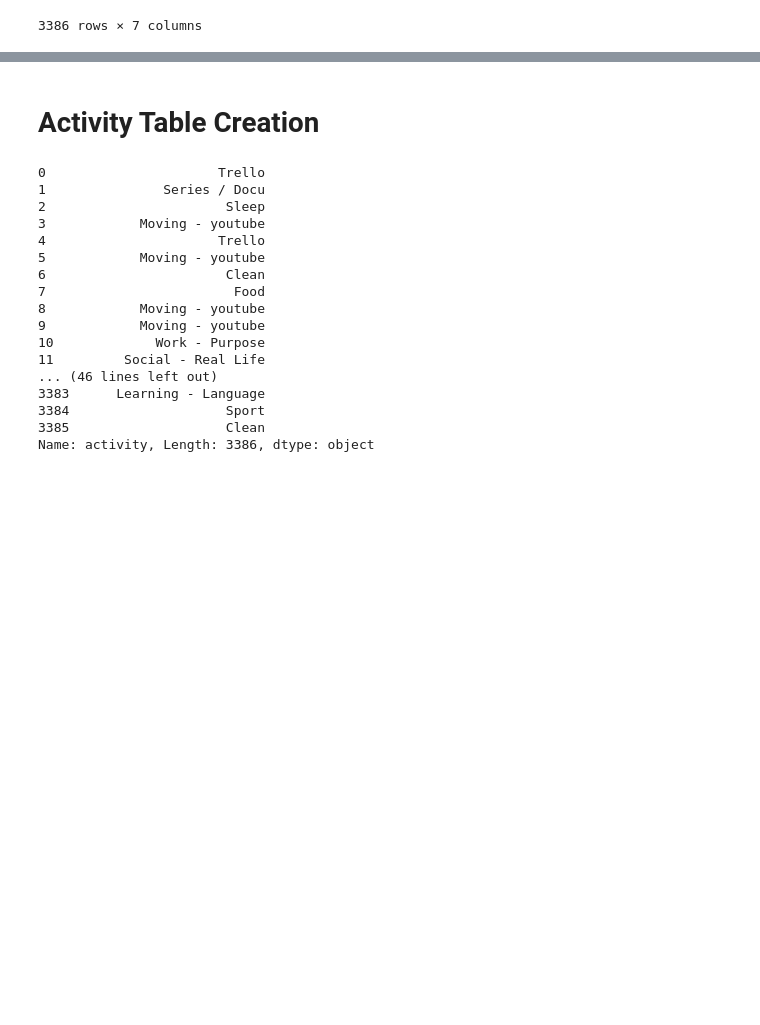
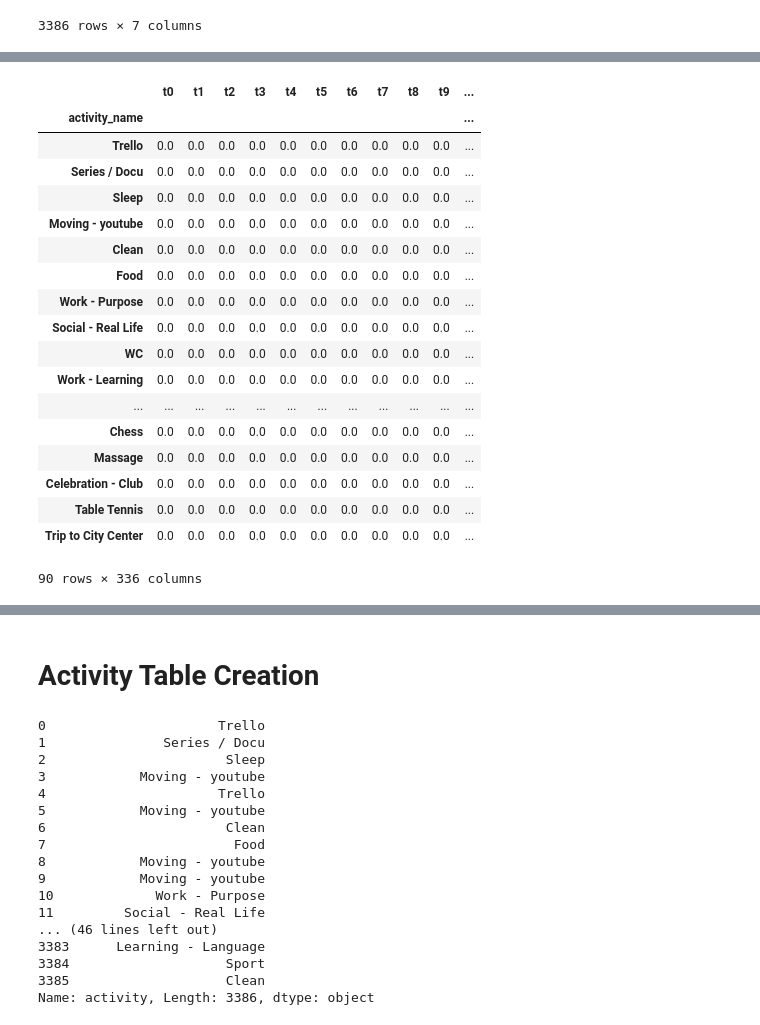
Before and after one commit to FollowJack/machine-learning-masterclass, a Jupyter notebook: project_10_activity_analysis/04_base_table_creation_time_slots.ipynb, the cells around one changed output, grey strips where cells are left out. Saved outputs shown, nothing was run; the diff lists cells and outputs as text; code cells hidden in the pictures; blank space fills up the shorter version.

```diff
--- a/project_10_activity_analysis/04_base_table_creation_time_slots.ipynb
+++ b/project_10_activity_analysis/04_base_table_creation_time_slots.ipynb
@@ -270,0 +284,3 @@ base_table
+# %%
+activities = base_table['activity_name'].unique()
+activities
@@ -270,0 +305,28 @@ base_table
+# %%
+time_slot_table = pd.DataFrame()
+time_slot_table['activity_name'] = [x for x in activities]
+for x in range(336):
+    header_name = 't{0}'.format(x)
+    time_slot_table[header_name] = np.zeros(len(activities))
+time_slot_table.set_index('activity_name', inplace=True)
+time_slot_table
+# %% [output]
+|  | t0 | t1 | t2 | t3 | t4 | t5 | t6 | t7 | t8 | t9 | ... |
+| activity_name |  |  |  |  |  |  |  |  |  |  | ... |
+| Trello | 0.0 | 0.0 | 0.0 | 0.0 | 0.0 | 0.0 | 0.0 | 0.0 | 0.0 | 0.0 | ... |
+| Series / Docu | 0.0 | 0.0 | 0.0 | 0.0 | 0.0 | 0.0 | 0.0 | 0.0 | 0.0 | 0.0 | ... |
+| Sleep | 0.0 | 0.0 | 0.0 | 0.0 | 0.0 | 0.0 | 0.0 | 0.0 | 0.0 | 0.0 | ... |
+| Moving - youtube | 0.0 | 0.0 | 0.0 | 0.0 | 0.0 | 0.0 | 0.0 | 0.0 | 0.0 | 0.0 | ... |
+| Clean | 0.0 | 0.0 | 0.0 | 0.0 | 0.0 | 0.0 | 0.0 | 0.0 | 0.0 | 0.0 | ... |
+| Food | 0.0 | 0.0 | 0.0 | 0.0 | 0.0 | 0.0 | 0.0 | 0.0 | 0.0 | 0.0 | ... |
+| Work - Purpose | 0.0 | 0.0 | 0.0 | 0.0 | 0.0 | 0.0 | 0.0 | 0.0 | 0.0 | 0.0 | ... |
+| Social - Real Life | 0.0 | 0.0 | 0.0 | 0.0 | 0.0 | 0.0 | 0.0 | 0.0 | 0.0 | 0.0 | ... |
+| WC | 0.0 | 0.0 | 0.0 | 0.0 | 0.0 | 0.0 | 0.0 | 0.0 | 0.0 | 0.0 | ... |
+| Work - Learning | 0.0 | 0.0 | 0.0 | 0.0 | 0.0 | 0.0 | 0.0 | 0.0 | 0.0 | 0.0 | ... |
+| ... | ... | ... | ... | ... | ... | ... | ... | ... | ... | ... | ... |
+| Chess | 0.0 | 0.0 | 0.0 | 0.0 | 0.0 | 0.0 | 0.0 | 0.0 | 0.0 | 0.0 | ... |
+| Massage | 0.0 | 0.0 | 0.0 | 0.0 | 0.0 | 0.0 | 0.0 | 0.0 | 0.0 | 0.0 | ... |
+| Celebration - Club | 0.0 | 0.0 | 0.0 | 0.0 | 0.0 | 0.0 | 0.0 | 0.0 | 0.0 | 0.0 | ... |
+| Table Tennis | 0.0 | 0.0 | 0.0 | 0.0 | 0.0 | 0.0 | 0.0 | 0.0 | 0.0 | 0.0 | ... |
+| Trip to City Center | 0.0 | 0.0 | 0.0 | 0.0 | 0.0 | 0.0 | 0.0 | 0.0 | 0.0 | 0.0 | ... |
+90 rows × 336 columns
```
Also changed, not shown: parts of 15 cells of this notebook, 8 other files.
